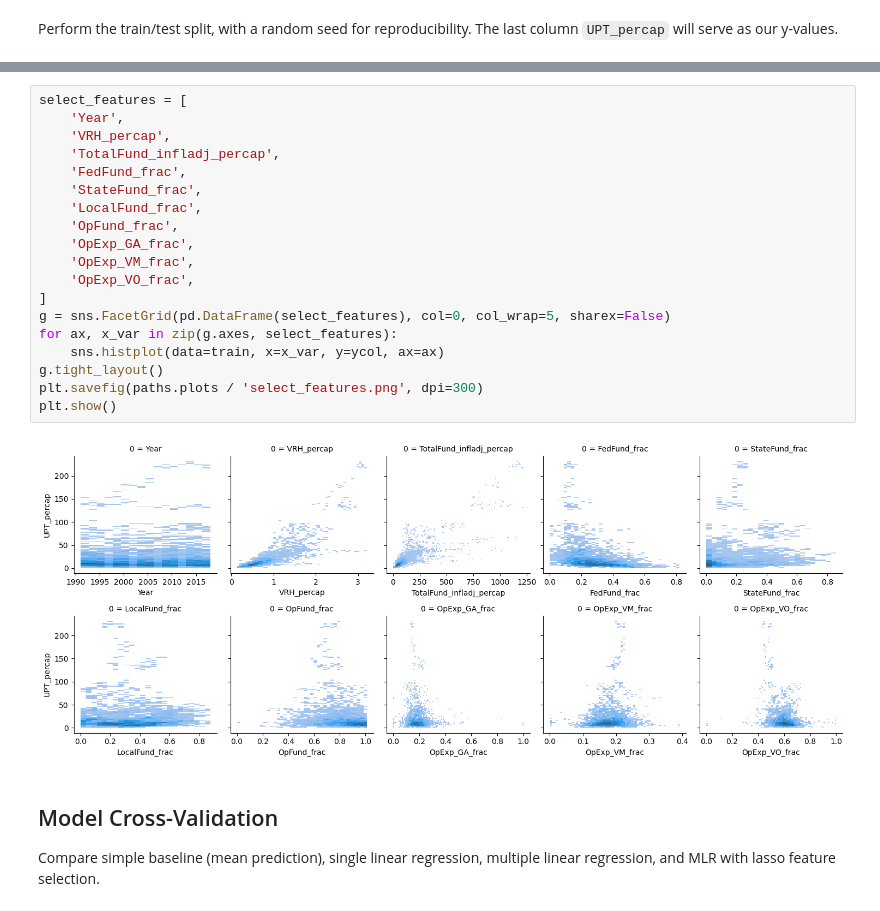
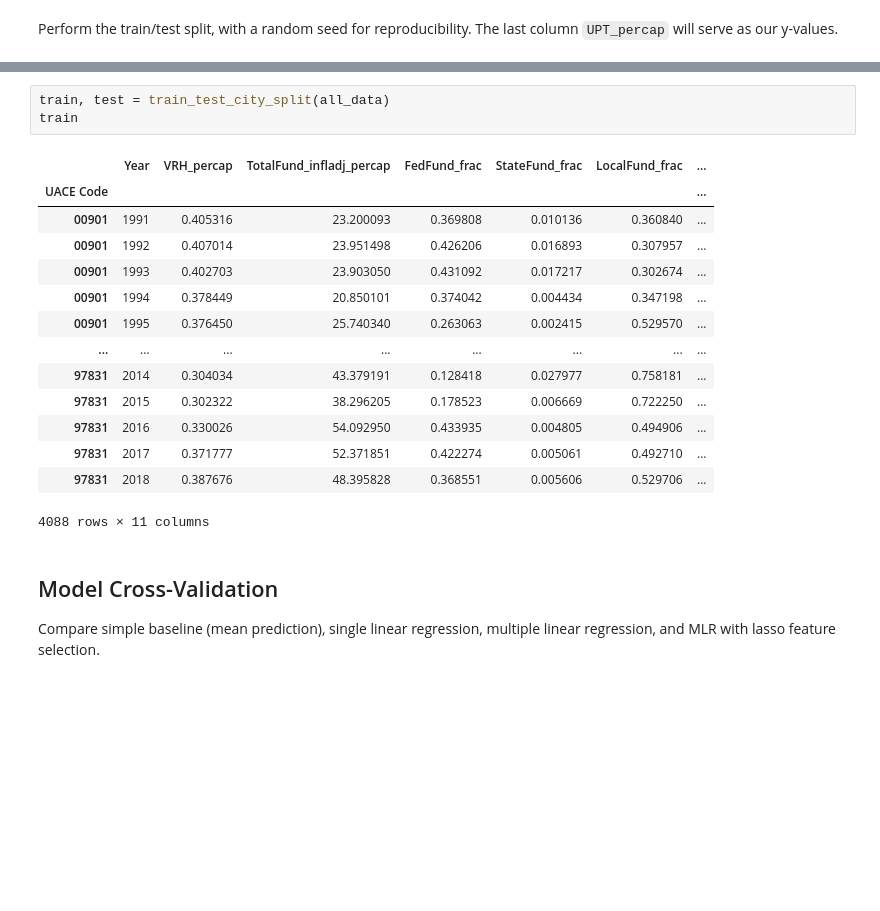
Before and after one commit to lodubay/transit-ridership, a Jupyter notebook: src/all_city_model.ipynb, the cells around one changed output, grey strips where cells are left out. Cells and saved outputs as stored; diff of their text form; blank space fills up the shorter version.

```diff
--- a/src/all_city_model.ipynb
+++ b/src/all_city_model.ipynb
@@ -191,24 +59,21 @@ Here are the correlations between ridership and our selected features:
-# %%
-select_features = [
-    'Year',
-    'VRH_percap',
-    'TotalFund_infladj_percap',
-    'FedFund_frac',
-    'StateFund_frac',
-    'LocalFund_frac',
-    'OpFund_frac',
-    'OpExp_GA_frac',
-    'OpExp_VM_frac',
-    'OpExp_VO_frac',
-]
-g = sns.FacetGrid(pd.DataFrame(select_features), col=0, col_wrap=5, sharex=False)
-for ax, x_var in zip(g.axes, select_features):
-    sns.histplot(data=train, x=x_var, y=ycol, ax=ax)
-g.tight_layout()
-plt.savefig(paths.plots / 'select_features.png', dpi=300)
-plt.show()
-# %% [output]
-[figure, removed]
+# %%
+train, test = train_test_city_split(all_data)
+train
+# %% [output]
+|  | Year | VRH_percap | TotalFund_infladj_percap | FedFund_frac | StateFund_frac | LocalFund_frac | ... |
+| UACE Code |  |  |  |  |  |  | ... |
+| 00901 | 1991 | 0.405316 | 23.200093 | 0.369808 | 0.010136 | 0.360840 | ... |
+| 00901 | 1992 | 0.407014 | 23.951498 | 0.426206 | 0.016893 | 0.307957 | ... |
+| 00901 | 1993 | 0.402703 | 23.903050 | 0.431092 | 0.017217 | 0.302674 | ... |
+| 00901 | 1994 | 0.378449 | 20.850101 | 0.374042 | 0.004434 | 0.347198 | ... |
+| 00901 | 1995 | 0.376450 | 25.740340 | 0.263063 | 0.002415 | 0.529570 | ... |
+| ... | ... | ... | ... | ... | ... | ... | ... |
+| 97831 | 2014 | 0.304034 | 43.379191 | 0.128418 | 0.027977 | 0.758181 | ... |
+| 97831 | 2015 | 0.302322 | 38.296205 | 0.178523 | 0.006669 | 0.722250 | ... |
+| 97831 | 2016 | 0.330026 | 54.092950 | 0.433935 | 0.004805 | 0.494906 | ... |
+| 97831 | 2017 | 0.371777 | 52.371851 | 0.422274 | 0.005061 | 0.492710 | ... |
+| 97831 | 2018 | 0.387676 | 48.395828 | 0.368551 | 0.005606 | 0.529706 | ... |
+4088 rows × 11 columns
 # %% [markdown]
 ## Model Cross-Validation
 
```
Also changed, not shown: parts of 15 cells of this notebook, 3 other files.
